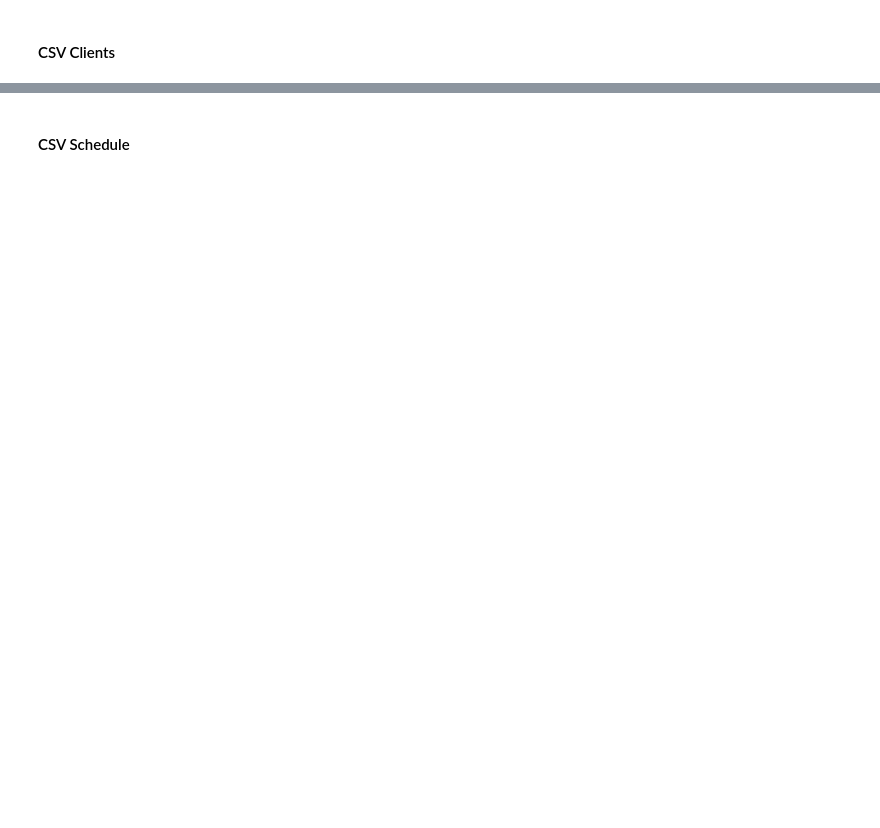
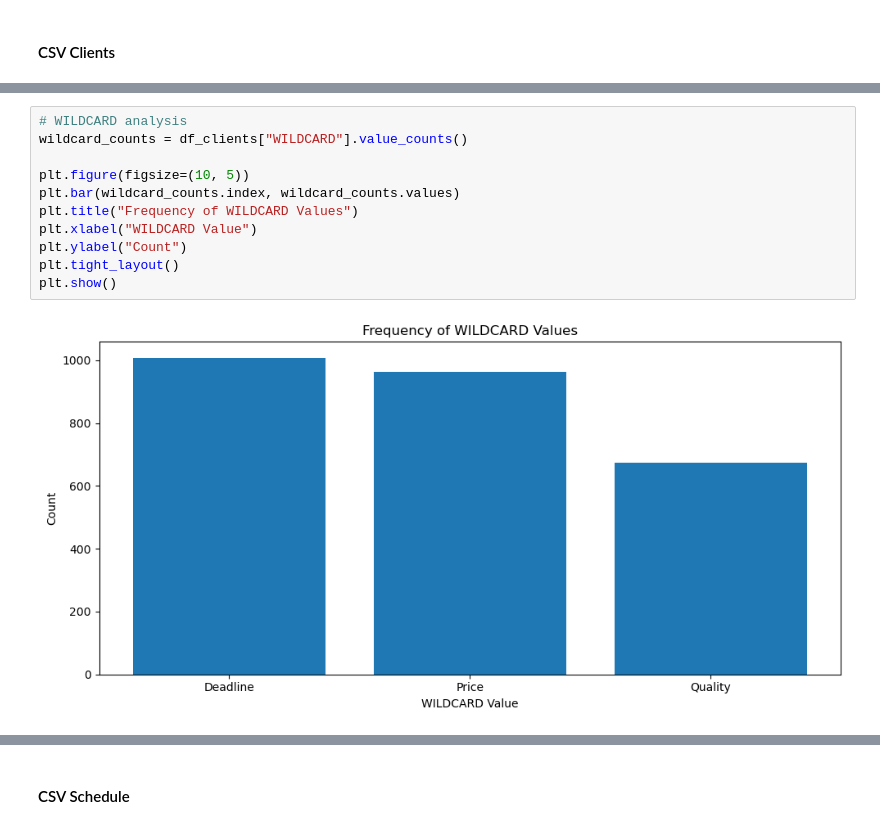
Before and after one commit to dmxocean/synthesisOne, a Jupyter notebook: notebooks/data_analysis.ipynb, the cells around one changed output, grey strips where cells are left out. Saved outputs shown, nothing was run; the diff lists cells and outputs as text; blank space fills up the shorter version.

```diff
--- a/notebooks/data_analysis.ipynb
+++ b/notebooks/data_analysis.ipynb
@@ -171,0 +410,13 @@ plt.show()
+# %%
+# WILDCARD analysis
+wildcard_counts = df_clients["WILDCARD"].value_counts()
+
+plt.figure(figsize=(10, 5))
+plt.bar(wildcard_counts.index, wildcard_counts.values)
+plt.title("Frequency of WILDCARD Values")
+plt.xlabel("WILDCARD Value")
+plt.ylabel("Count")
+plt.tight_layout()
+plt.show()
+# %% [output]
+[figure, added]
```
Also changed, not shown: parts of 57 cells of this notebook.
